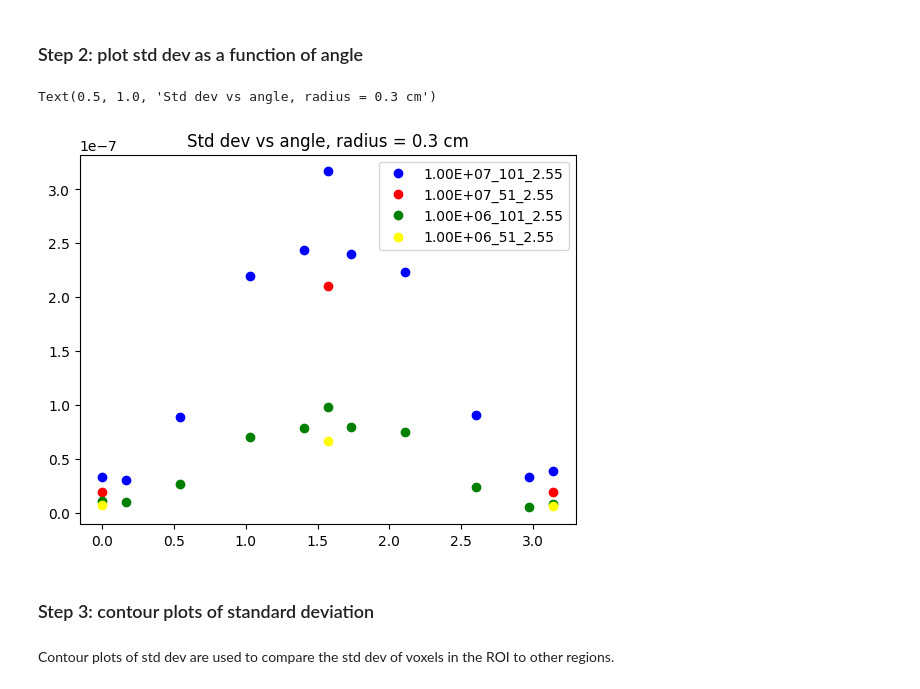
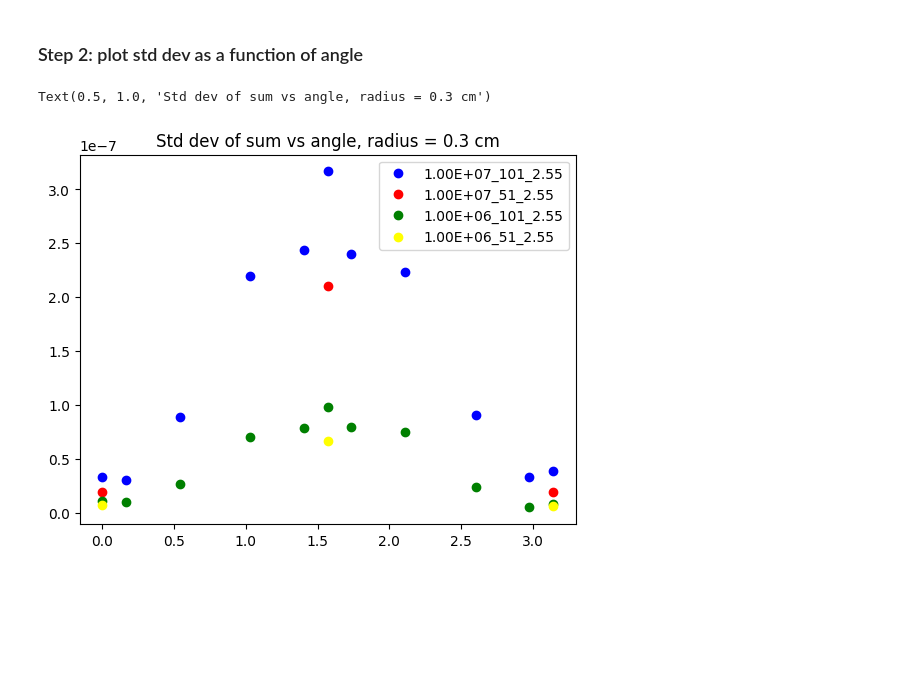
Before and after one commit to seandiscovery/modulated_shielding, a Jupyter notebook: std_dev_energy_trends.ipynb, the cells around one changed output. Drawn from its saved outputs; the diff is of its cells as text; code cells hidden in the pictures; blank space fills up the shorter version.

```diff
--- a/std_dev_energy_trends.ipynb
+++ b/std_dev_energy_trends.ipynb
@@ -93,12 +91,13 @@ Text(0.5, 1.0, 'Std dev vs radius, theta = pi')
 # %%
-# Plot std dev vs radius at constant angle for entire range
+# Plot std dev of sum vs radius at constant angle for entire range
 fig3, ax3 = plt.subplots()
 
+line_handles = []
 line_format = "o" # set to "o" for scatter plot
 for k in range(len(plot_storage_2)):
-	line, = ax3.plot(plot_storage_2[k][0], plot_storage_2[k][2], line_format, color=plot_colors[k], label=plot_legend[k])
-	line_handles.append(line)
+    line, = ax3.plot(plot_storage_2[k][0], plot_storage_2[k][2], line_format, color=plot_colors[k], label=plot_legend[k])
+    line_handles.append(line)
 
 ax3.legend(handles=line_handles)
-ax3.set_title("Std dev vs radius, theta = pi")
+ax3.set_title("Std dev of sum vs radius, theta = pi")
 # %% [output]
@@ -106,0 +106,12 @@ Text(0.5, 1.0, 'Std dev vs radius, theta = pi')
+# %%
+# Plot std dev of mean vs radius for range (0.3, 1.0)
+fig4, ax4 = plt.subplots()
+
+line_handles = []
+line_format = "o" # set to "o" for scatter plot
+for k in range(len(plot_storage_1)):
+    line, = ax4.plot(plot_storage_1[k][0], plot_storage_1[k][3], line_format, color=plot_colors[k], label=plot_legend[k])
+    line_handles.append(line)
+
+ax4.legend(handles=line_handles)
+ax4.set_title("Std dev of mean vs radius, theta = pi")
@@ -106,0 +121,12 @@ Text(0.5, 1.0, 'Std dev vs radius, theta = pi')
+# %%
+# Plot std dev of mean vs radius for entire range
+fig5, ax5 = plt.subplots()
+
+line_handles = []
+line_format = "o" # set to "o" for scatter plot
+for k in range(len(plot_storage_2)):
+    line, = ax5.plot(plot_storage_2[k][0], plot_storage_2[k][3], line_format, color=plot_colors[k], label=plot_legend[k])
+    line_handles.append(line)
+
+ax5.legend(handles=line_handles)
+ax5.set_title("Std dev of mean vs radius, theta = pi")
@@ -130,21 +159,17 @@ for j in range(num_files):
 
     plot_storage.append(plot_tuple)
 # %%
-# Plot std dev as  function of angle at constant radius
+# Plot std dev of sum as function of angle at constant radius
 fig2, ax2 = plt.subplots()
 
 line_handles = []
 line_format = "o" # set to "o" for scatter plot
 for k in range(len(plot_storage)):
 	line, = ax2.plot(plot_storage[k][0], plot_storage[k][2], line_format, color=plot_colors[k], label=plot_legend[k])
 	line_handles.append(line)
 
 ax2.legend(handles=line_handles)
-ax2.set_title("Std dev vs angle, radius = 0.3 cm")
+ax2.set_title("Std dev of sum vs angle, radius = 0.3 cm")
 # %% [output]
-Text(0.5, 1.0, 'Std dev vs angle, radius = 0.3 cm')
+Text(0.5, 1.0, 'Std dev of sum vs angle, radius = 0.3 cm')
-[figure, old version]
+[figure, new version]
-# %% [markdown]
-### Step 3: contour plots of standard deviation
-# %% [markdown]
-Contour plots of std dev are used to compare the std dev of voxels in the ROI to other regions.
```
Also changed, not shown: parts of 8 cells of this notebook, 4 other files.
